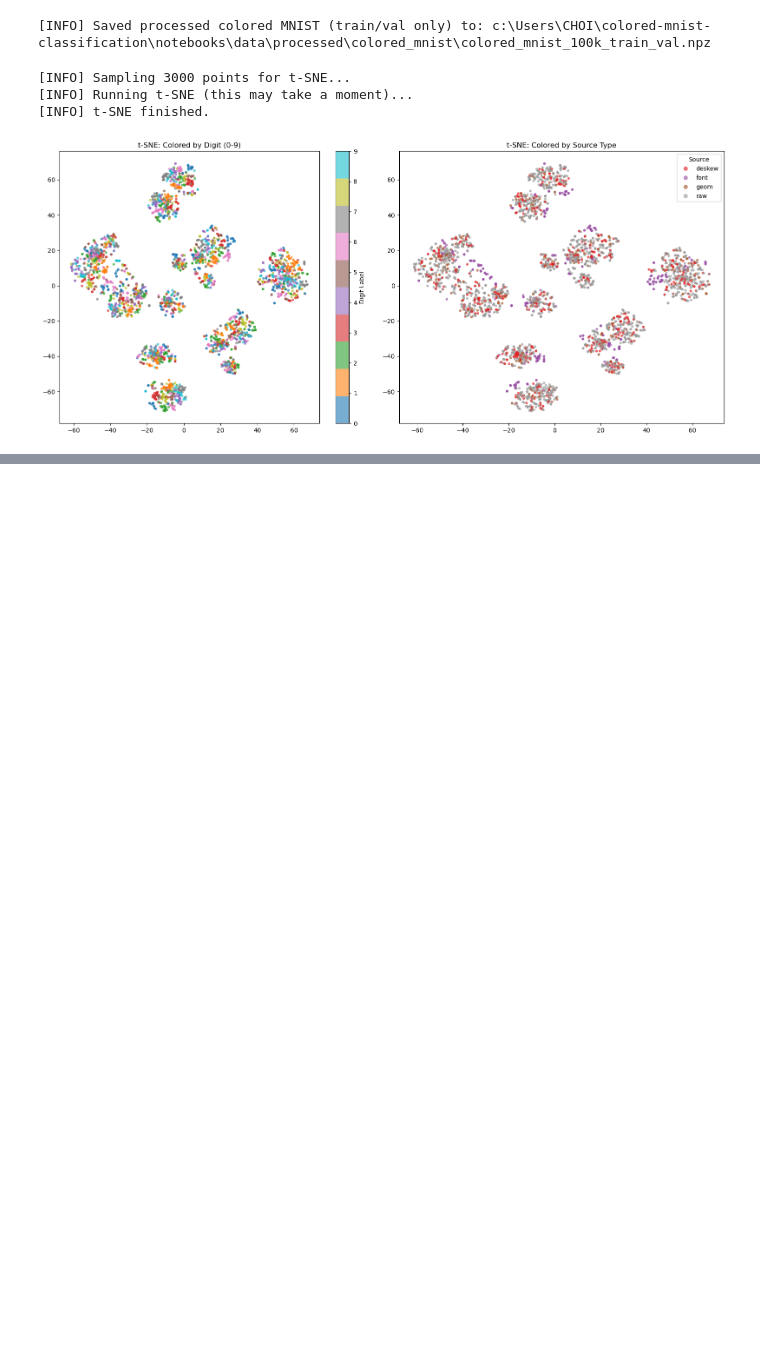
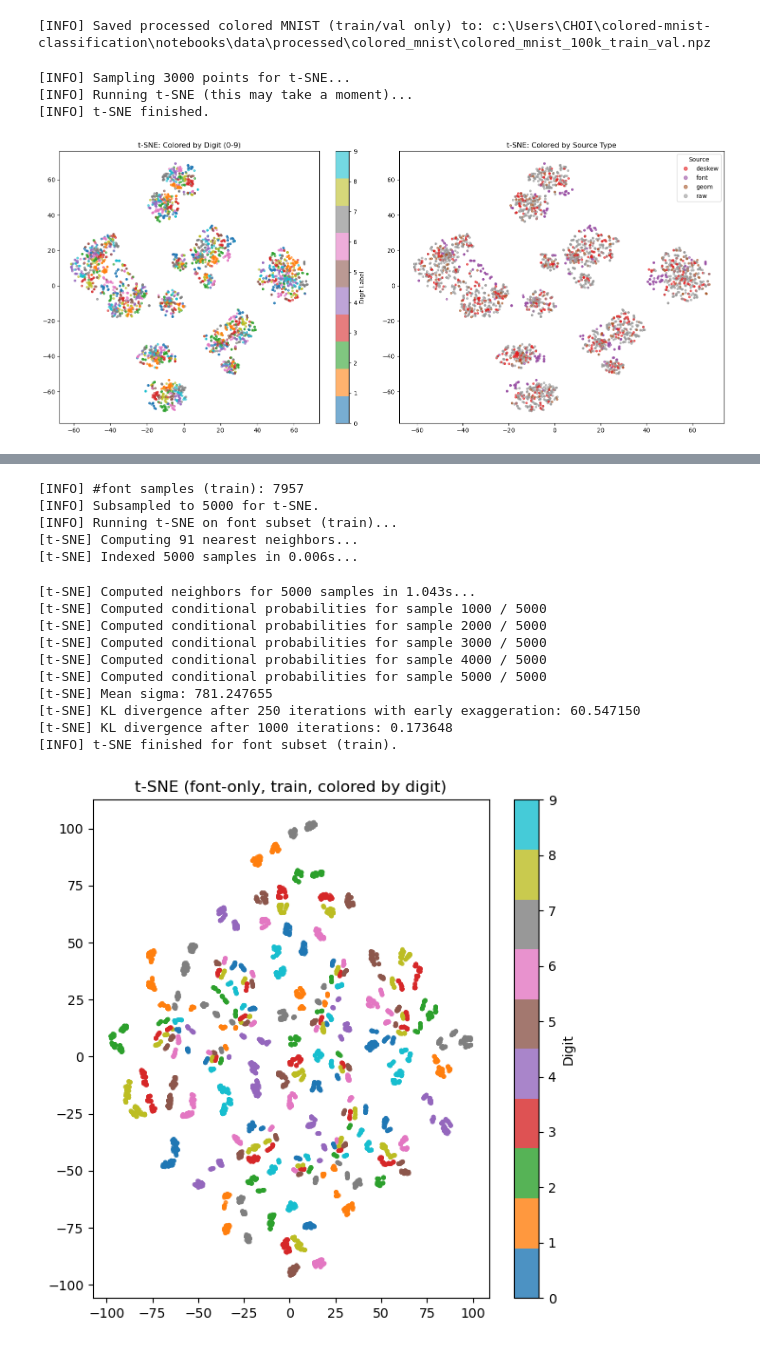
Before and after one commit to ML-SSU-2025/colored-mnist-classification, a Jupyter notebook: notebooks/01_preprocessing_colored_mnist.ipynb, the cells around one changed output, grey strips where cells are left out. Cells and saved outputs as stored; diff of their text form; code cells hidden in the pictures; blank space fills up the shorter version.

```diff
--- a/notebooks/01_preprocessing_colored_mnist.ipynb
+++ b/notebooks/01_preprocessing_colored_mnist.ipynb
@@ -1094,0 +1149,64 @@ plot_tsne_check(X_train, y_digit_train, source_train, n_samples=3000)
+# %%
+# ======================================
+# Cell 13. t-SNE for font-only subset (train only)
+# ======================================
+
+from sklearn.manifold import TSNE
+
+FONT_LABEL = "font"
+
+font_idx = np.where(source_train == FONT_LABEL)[0]
+print("[INFO] #font samples (train):", len(font_idx))
+
+MAX_TSNE_SAMPLES = 5000
+if len(font_idx) > MAX_TSNE_SAMPLES:
+    font_idx = np.random.choice(font_idx, size=MAX_TSNE_SAMPLES, replace=False)
+    print(f"[INFO] Subsampled to {len(font_idx)} for t-SNE.")
+
+X_font_train   = X_train[font_idx]
+y_font_digits  = y_digit_train[font_idx]
+
+tsne_font = TSNE(
+    n_components=2,
+    perplexity=30,
+    learning_rate="auto",
+    init="pca",
+    n_iter=1000,
+    verbose=1,
+    random_state=RANDOM_SEED,
+)
+
+print("[INFO] Running t-SNE on font subset (train)...")
+X_font_tsne = tsne_font.fit_transform(X_font_train)
+print("[INFO] t-SNE finished for font subset (train).")
+
+plt.figure(figsize=(6, 6))
+sc = plt.scatter(
+    X_font_tsne[:, 0],
+    X_font_tsne[:, 1],
+    c=y_font_digits,
+    cmap="tab10",
+    s=6,
+    alpha=0.8,
+)
+plt.colorbar(sc, ticks=range(10), label="Digit")
+plt.title("t-SNE (font-only, train, colored by digit)")
+plt.tight_layout()
+plt.show()
+# %% [output]
+[INFO] #font samples (train): 7957
+[INFO] Subsampled to 5000 for t-SNE.
+[INFO] Running t-SNE on font subset (train)...
+[t-SNE] Computing 91 nearest neighbors...
+[t-SNE] Indexed 5000 samples in 0.006s...
+[t-SNE] Computed neighbors for 5000 samples in 1.043s...
+[t-SNE] Computed conditional probabilities for sample 1000 / 5000
+[t-SNE] Computed conditional probabilities for sample 2000 / 5000
+[t-SNE] Computed conditional probabilities for sample 3000 / 5000
+[t-SNE] Computed conditional probabilities for sample 4000 / 5000
+[t-SNE] Computed conditional probabilities for sample 5000 / 5000
+[t-SNE] Mean sigma: 781.247655
+[t-SNE] KL divergence after 250 iterations with early exaggeration: 60.547150
+[t-SNE] KL divergence after 1000 iterations: 0.173648
+[INFO] t-SNE finished for font subset (train).
+[figure, added]
```
Also changed, not shown: parts of 2 cells of this notebook.
